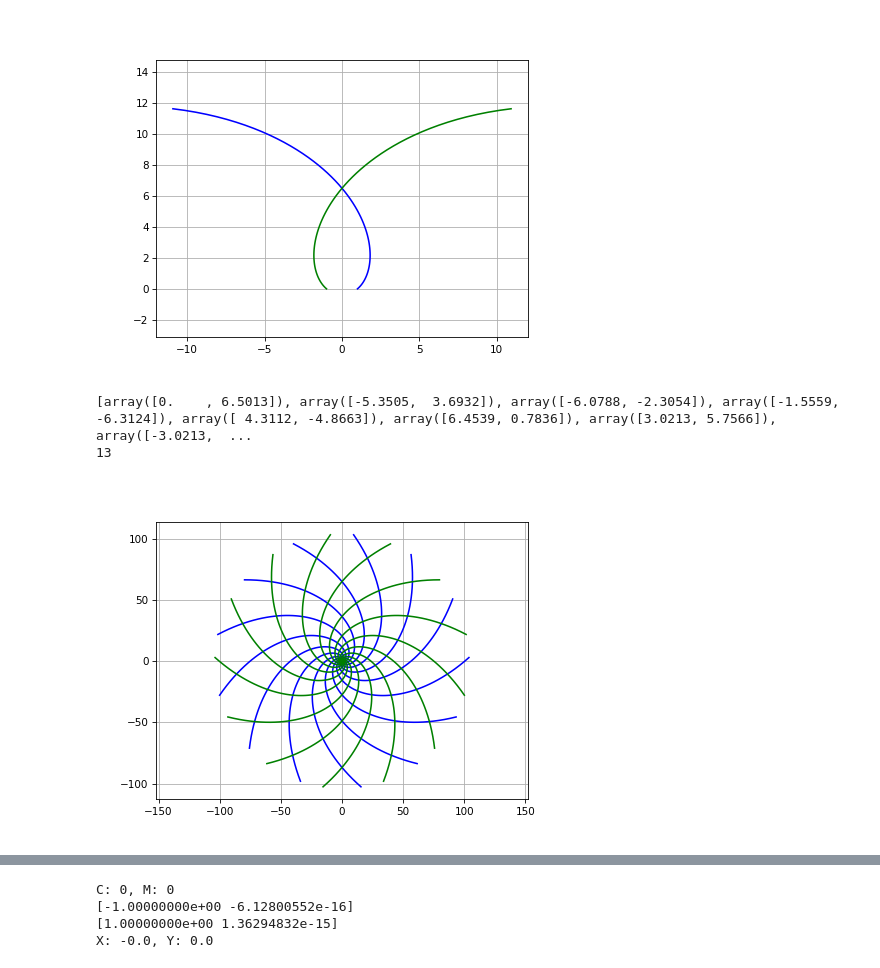
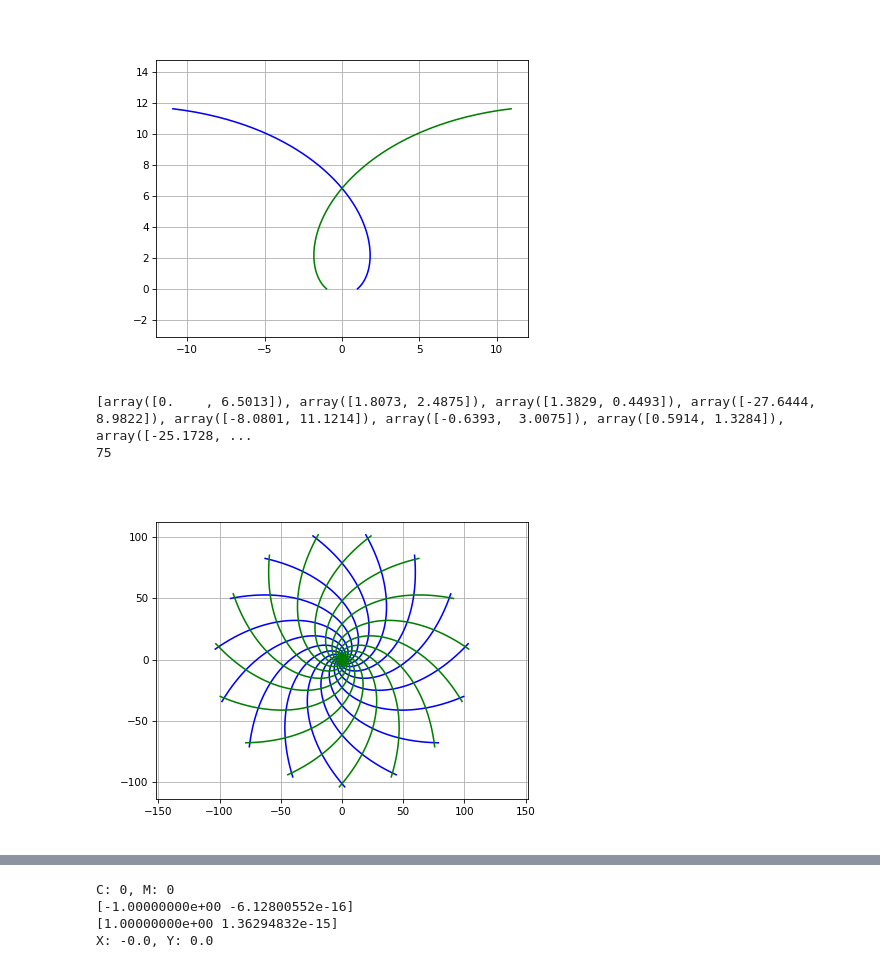
Before and after one commit to G-IV/Log-Spiral-Pattern, a Jupyter notebook: Log Spiral Jupyter Notebook.ipynb, the cells around one changed output, grey strips where cells are left out. Cells and saved outputs as stored; diff of their text form; code cells hidden in the pictures.

Commit message:
Cleaned up the math work, still not sure what the final solution is?

```diff
--- a/Log Spiral Jupyter Notebook.ipynb
+++ b/Log Spiral Jupyter Notebook.ipynb
@@ -447,8 +447,8 @@ def r_prime(i, rotation=0):
     point = {
         "r": r,
         "theta": theta,
-        "x": np.round(r * math.cos(-theta + math.pi + rotation), round_by),
-        "y": np.round(r * math.sin(-theta + math.pi + rotation), round_by)
+        "x": np.round(r * math.cos(-(theta + math.pi + rotation)), round_by),
+        "y": np.round(r * math.sin(-(theta + math.pi + rotation)), round_by)
     }
     return point
 # %%
@@ -552,32 +552,32 @@ intersections = find_curve_intersections_by_array(curve_set)
 # %%
 #------------------------------------------------------------
 #
 #   Find the set of points shared by 2 or more lines
 #
 #   Remember that curves never interect the non-mirrored
 #   curves, so we don't have to check each curve all curves
 #
 #------------------------------------------------------------
 
 fig, matching_points = plt.subplots()
 # plt.rcParams['figure.dpi'] = 75 # Set this to make the plot bigger
 matching_points.axis('equal') # Set the aspect ratio of the plot to be equal
 matching_points.grid(True) # Turn on the grid
 # matching_points.set_xlim(-8, 8) # Set the limits of the plot
 # matching_points.set_ylim(-8, 8) # Set the limits of the plot
 
-curve_set = generate_curves(13, 125)
+curve_set = generate_curves(15, 125)
 plot_curves(curve_set, matching_points)
 
 intersections = find_curve_intersections_by_array(curve_set)
 print(intersections)
 print(len(intersections))
 # for intersection in intersections:
     # matching_points.plot(intersection[0], intersection[1], 'ro')
 # %% [output]
-[array([0.    , 6.5013]), array([-5.3505,  3.6932]), array([-6.0788, -2.3054]), array([-1.5559, -6.3124]), array([ 4.3112, -4.8663]), array([6.4539, 0.7836]), array([3.0213, 5.7566]), array([-3.0213,  ...
-13
+[array([0.    , 6.5013]), array([1.8073, 2.4875]), array([1.3829, 0.4493]), array([-27.6444,   8.9822]), array([-8.0801, 11.1214]), array([-0.6393,  3.0075]), array([0.5914, 1.3284]), array([-25.1728, ...
+75
-[figure, old version]
+[figure, new version]
 # %%
 #------------------------------------------------------------
 #
```
Also changed, not shown: parts of 1 cell of this notebook.
